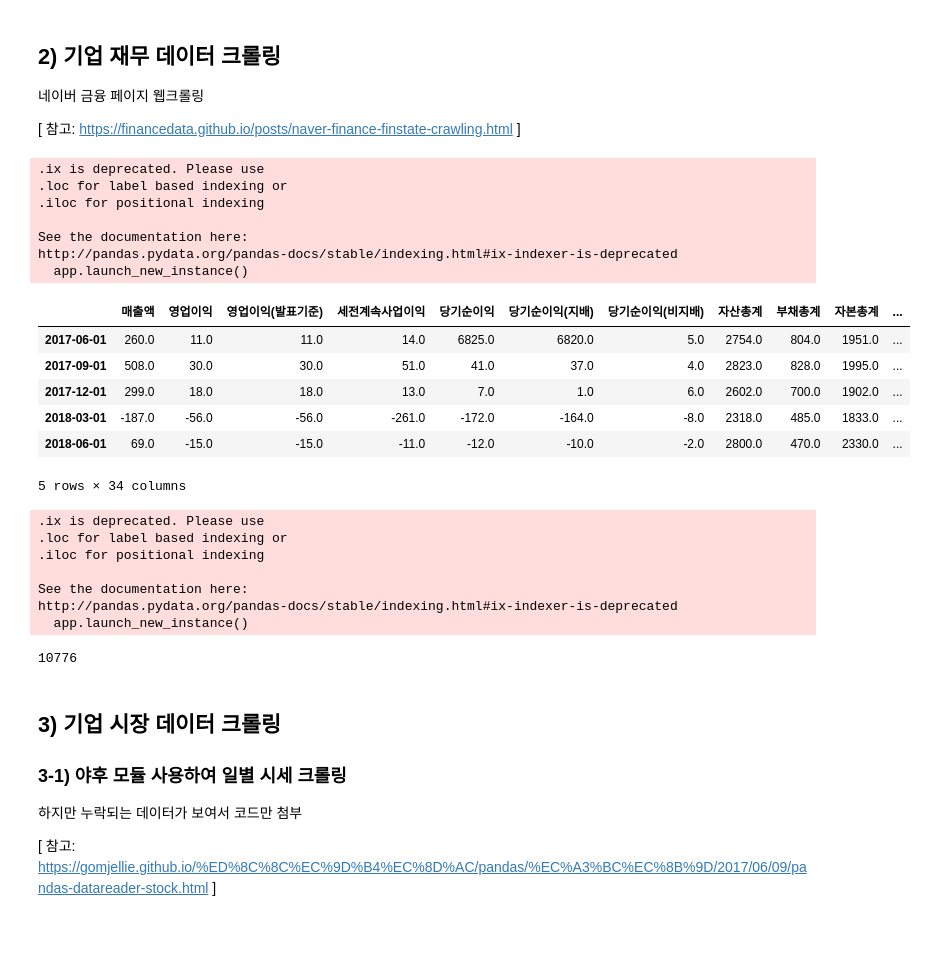
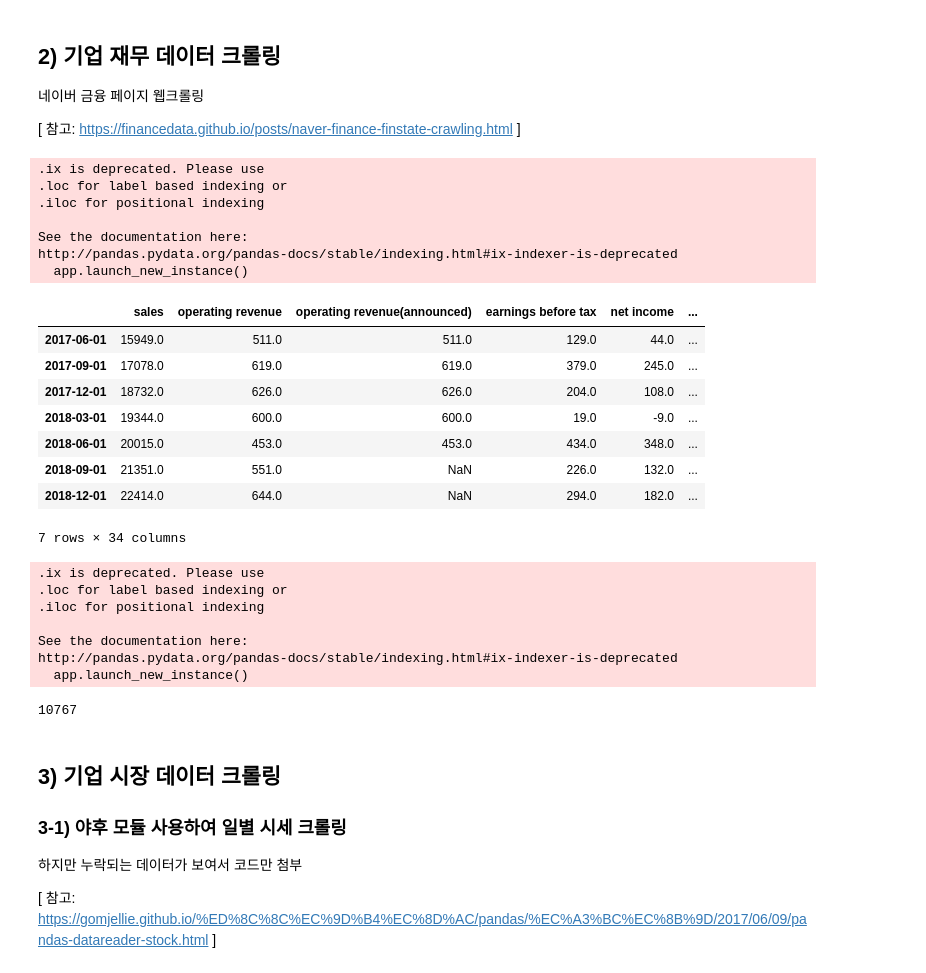
Before and after one commit to songyeseol/corp_portfolio_analysis, a Jupyter notebook: corp_portfolio_analysis.ipynb, the cells around one changed output. Drawn from its saved outputs; the diff is of its cells as text; code cells hidden in the pictures; blank space fills up the shorter version.

```diff
--- a/corp_portfolio_analysis.ipynb
+++ b/corp_portfolio_analysis.ipynb
@@ -112,43 +112,81 @@ def get_finstate_naver(code, fin_type='0', freq_type='Q'):
 
     # 전치행렬
     dft = df.T
 
     # 컬럼명 정리 2
     col = list(dft.columns)
     adj_col = [dft.columns[i][0] for i in range(len(col))]
     dft.columns = adj_col
 
     # date 데이터타입 변경
     dft.index = pd.to_datetime(dft.index)
 
     # remove if index is NaT
     dft = dft[pd.notnull(dft.index)]
-    dft = dft[pd.notnull(dft.매출액)]
+#    dft = dft[pd.notnull(dft.매출액)]
 
     # corp_df에서 코드명 컬럼 가져오기
+    dft['code'] = code
 
-    dft['code'] = code
+    # 컬럼명 영어로 변경
+    dft = dft.rename(columns={'매출액': 'sales',
+                              '영업이익':'operating revenue',
+                              '영업이익(발표기준)':'operating revenue(announced)',
+                              '세전계속사업이익':'earnings before tax',
+                              '당기순이익':'net income',
+                              '당기순이익(지배)':'net income attribuable to owners' ,
+                              '당기순이익(비지배)':'net income attributable to non-controlling interests',
+                              '자산총계':'assets',
+                              '부채총계':'liabilities',
+                              '자본총계':'equity',
+                              '자본총계(지배)':'owners equity',
+                              '자본총계(비지배)':'non-controlling equity',
+                              '자본금':'capital stock',
+                              '영업활동현금흐름':'cash flows from operating activities',
+                              '투자활동현금흐름':'cash flows from investing activities',
+                              '재무활동현금흐름':'cash flows from financing activities',
+                              #'CAPEX',
+                              #'FCF',
+                              '이자발생부채':'interests-bearing liabilities',
+                              '영업이익률':'ratio of operating profit to revenue',
+                              '순이익률':'ROS',
+                              'ROE(%)':'ROE',
+                              'ROA(%)':'ROA',
+                              '부채비율':'debt ratio',
+                              '자본유보율':'capital-holding ratio',
+                              'EPS(원)':'EPS',
+                              'PER(배)':'PER',
+                              'BPS(원)':'BPS',
+                              'PBR(배)':'PBR',
+                              '현금DPS(원)':'cash DPS',
+                              '현금배당수익률':'cash dividend yield ratio',
+                              '현금배당성향(%)':'cash dividend payout ratio',
+                              '발행주식수(보통주)':'total issued stock',
+                              #'code'
+                             })
 
 
     return dft
 
 
-get_finstate_naver('054620')
+get_finstate_naver('000120')
 # %% [output]
 .ix is deprecated. Please use
 .loc for label based indexing or
 .iloc for positional indexing
 
 See the documentation here:
 http://pandas.pydata.org/pandas-docs/stable/indexing.html#ix-indexer-is-deprecated
   app.launch_new_instance()
-|  | 매출액 | 영업이익 | 영업이익(발표기준) | 세전계속사업이익 | 당기순이익 | 당기순이익(지배) | 당기순이익(비지배) | 자산총계 | 부채총계 | 자본총계 | ... |
-| 2017-06-01 | 260.0 | 11.0 | 11.0 | 14.0 | 6825.0 | 6820.0 | 5.0 | 2754.0 | 804.0 | 1951.0 | ... |
-| 2017-09-01 | 508.0 | 30.0 | 30.0 | 51.0 | 41.0 | 37.0 | 4.0 | 2823.0 | 828.0 | 1995.0 | ... |
-| 2017-12-01 | 299.0 | 18.0 | 18.0 | 13.0 | 7.0 | 1.0 | 6.0 | 2602.0 | 700.0 | 1902.0 | ... |
-| 2018-03-01 | -187.0 | -56.0 | -56.0 | -261.0 | -172.0 | -164.0 | -8.0 | 2318.0 | 485.0 | 1833.0 | ... |
-| 2018-06-01 | 69.0 | -15.0 | -15.0 | -11.0 | -12.0 | -10.0 | -2.0 | 2800.0 | 470.0 | 2330.0 | ... |
+|  | sales | operating revenue | operating revenue(announced) | earnings before tax | net income | ... |
+| 2017-06-01 | 15949.0 | 511.0 | 511.0 | 129.0 | 44.0 | ... |
+| 2017-09-01 | 17078.0 | 619.0 | 619.0 | 379.0 | 245.0 | ... |
+| 2017-12-01 | 18732.0 | 626.0 | 626.0 | 204.0 | 108.0 | ... |
+| 2018-03-01 | 19344.0 | 600.0 | 600.0 | 19.0 | -9.0 | ... |
+| 2018-06-01 | 20015.0 | 453.0 | 453.0 | 434.0 | 348.0 | ... |
+| 2018-09-01 | 21351.0 | 551.0 | NaN | 226.0 | 132.0 | ... |
+| 2018-12-01 | 22414.0 | 644.0 | NaN | 294.0 | 182.0 | ... |
-5 rows × 34 columns
+7 rows × 34 columns
 # %%
 # 2208개의 상장기업 재무정보 데이터프레임 union join
 
@@ -164,10 +203,12 @@ for i in list(corp_df.code) :
 See the documentation here:
 http://pandas.pydata.org/pandas-docs/stable/indexing.html#ix-indexer-is-deprecated
   app.launch_new_instance()
-# %%
-len(fin_df)
-# %% [output]
-10776
+# %%
+# 크롤링된 데이터 수 확인
+
+len(fin_df)
+# %% [output]
+10767
 # %%
 # csv로 저장
 
```
Also changed, not shown: parts of 5 cells of this notebook.
